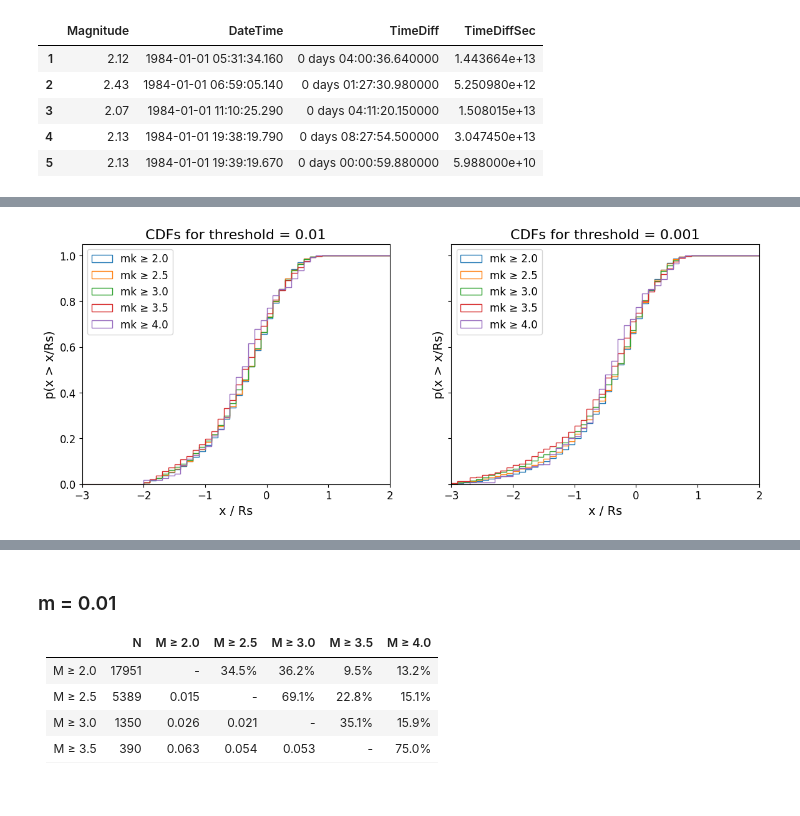
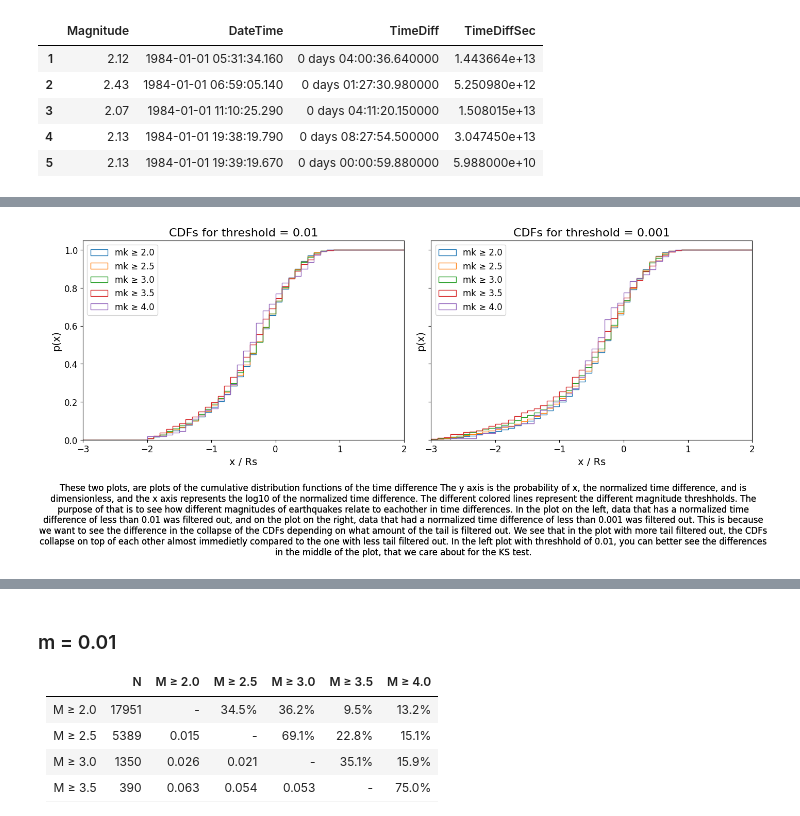
Before and after one commit to zberis/DSPS_ZBeris, a Jupyter notebook: HW4/Copy_of_KS_earthquakes_instructions.ipynb, the cells around one changed output, grey strips where cells are left out. Saved outputs shown, nothing was run; the diff lists cells and outputs as text; code cells hidden in the pictures; blank space fills up the shorter version.

```diff
--- a/HW4/Copy_of_KS_earthquakes_instructions.ipynb
+++ b/HW4/Copy_of_KS_earthquakes_instructions.ipynb
@@ -487,7 +487,93 @@ for ax, thresh in zip(axes, threshold):
 
   ax.legend()
   ax.set_xlabel("x / Rs")
-  ax.set_ylabel("p(x > x/Rs)")
+  ax.set_ylabel("p(x)")
   ax.set_title(f"CDFs for threshold = {thresh}")
   ax.set_xlim(-3, 2.0)
+  fig.text(0.5, -0.3, r"These two plots, are plots of the cumulative distribution functions of the time difference The y axis is the probability of x, the normalized time difference, and is dimensionless, and the x axis represents the log10 of the normalized time difference. The different colored lines represent the different magnitude threshholds. The purpose of that is to see how different magnitudes of earthquakes relate to eachother in time differences. In the plot on the left, data that has a normalized time difference of less than 0.01 was filtered out, and on the plot on the right, data that had a normalized time difference of less than 0.001 was filtered out. This is because we want to see the difference in the collapse of the CDFs depending on what amount of the tail is filtered out. We see that in the plot with more tail filtered out, the CDFs collapse on top of each other almost immedietly compared to the one with less tail filtered out. In the left plot with threshhold of 0.01, you can better see the differences in the middle of the plot, that we care about for the KS test.", ha="center", wrap = True)
+
+plt.tight_layout()
+
+# This was generated by ChatGPT in order to make the tables below. As a prompt I gave it my code above, and I asked it to make the table below in markdown
+# and described what I wanted the table to look like.
+import numpy as np
+import pandas as pd
+import scipy.stats as stats
+
+alpha = 0.003
+thresholds = [0.01, 0.001]
+mkvalues = [2.0, 2.5, 3.0, 3.5, 4.0]
+
+def process_mk(mk, thresh, df):
+    """
+    Apply the same two-step scaling+thresholding you used, return:
+      - x_log: np.array of values after processing and np.log10
+      - n: number of values after filtering (before/after log same count)
+    If empty, return empty array and n=0.
+    """
+    x = df.loc[df["Magnitude"] >= mk, "TimeDiffSec"].copy()
+    if x.size == 0:
+        return np.array([]), 0
+
+    for _ in range(2):
+        # compute scale, scale values, filter by scaled > thresh, keep scaled values
+        R = 1.0 / x.mean()
+        x_scaled = x * R
+        x = x_scaled.loc[x_scaled > thresh]
+        # x is already scaled values now; next iteration will recompute R from this x
+        if x.size == 0:
+            return np.array([]), 0
+
+    # final log10
+    x_log = np.log10(x.values)
+    return x_log, x.size
+
+for thresh in thresholds:
+    # Precompute processed arrays and counts for each mk so we don't recompute in pair loops
+    processed = {}
+    for mk in mkvalues:
+        x_log, ncount = process_mk(mk, thresh, eqGoodData)
+        processed[mk] = {"x_log": x_log, "n": ncount}
+
+    # prepare table: first column 'N' then the comparison columns
+    col_labels = [f"M ≥ {ml}" for ml in mkvalues]
+    all_cols = ["N"] + col_labels
+    idx_labels = [f"M ≥ {mk}" for mk in mkvalues]
+
+    table = pd.DataFrame("", index=idx_labels, columns=all_cols)
+
+    # fill N column and triangle cells
+    for mk in mkvalues:
+        row_label = f"M ≥ {mk}"
+        table.loc[row_label, "N"] = processed[mk]["n"]
+
+    for i, mk in enumerate(mkvalues):
+        row_label = f"M ≥ {mk}"
+        for j, ml in enumerate(mkvalues):
+            col_label = f"M ≥ {ml}"
+            if mk == ml:
+                table.loc[row_label, col_label] = "-"          # diagonal
+            elif mk < ml:
+                # upper triangle: p-value (%)
+                xA = processed[mk]["x_log"]
+                xB = processed[ml]["x_log"]
+                if xA.size == 0 or xB.size == 0:
+                    table.loc[row_label, col_label] = "-"     # no data -> dash
+                else:
+                    ks = stats.ks_2samp(xA, xB)
+                    table.loc[row_label, col_label] = f"{100*ks.pvalue:.1f}%"
+            else:
+                # lower triangle: statistic (decimal)
+                # note: fill symmetric cell with statistic
+                xA = processed[mk]["x_log"]
+                xB = processed[ml]["x_log"]
+                if xA.size == 0 or xB.size == 0:
+                    table.loc[row_label, col_label] = "-"     # no data -> dash
+                else:
+                    ks = stats.ks_2samp(xA, xB)
+                    table.loc[row_label, col_label] = f"{ks.statistic:.3f}"
+
+    # print markdown
+    print(f"\n### m = {thresh}\n")
+    print(table.to_markdown())
 # %% [output]
@@ -494 +597 @@ for ax, thresh in zip(axes, threshold):
-[figure, old version]
+[figure, new version]
```
Also changed, not shown: parts of 2 cells of this notebook.
